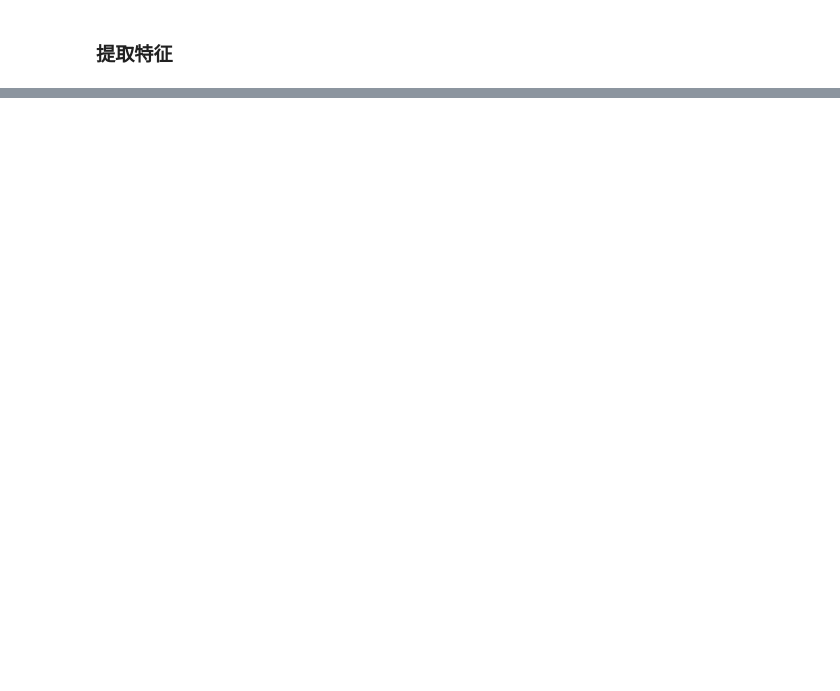
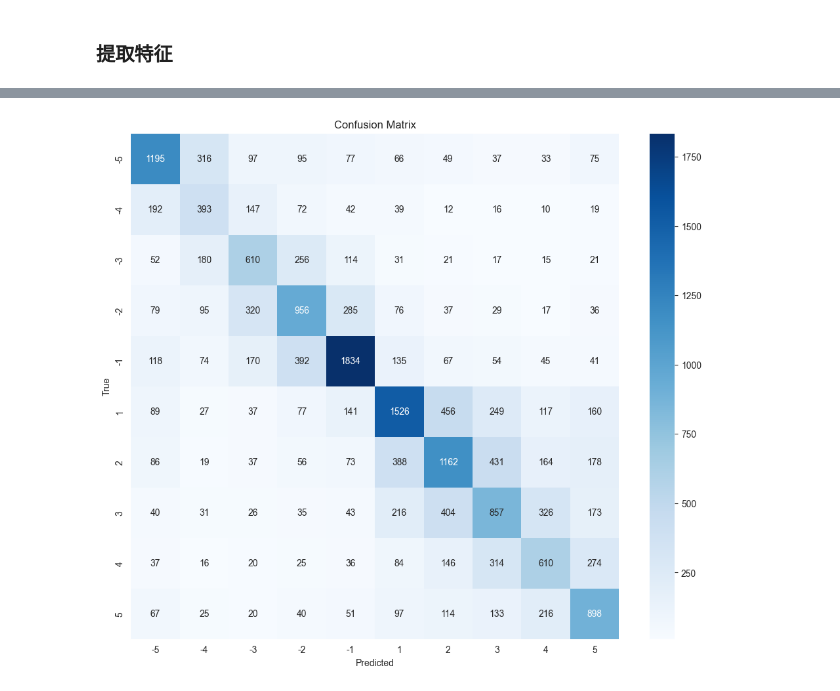
Before and after one commit to chrsztz/xlpro-model, a Jupyter notebook: model1-training.ipynb, the cells around one changed output, grey strips where cells are left out. Cells and saved outputs as stored; diff of their text form; code cells hidden in the pictures; blank space fills up the shorter version.

```diff
--- a/model1-training.ipynb
+++ b/model1-training.ipynb
@@ -693,0 +770,28 @@ print("Model saved as fingering_bilstm_crf_model.pth")
+# %%
+from sklearn.metrics import classification_report, confusion_matrix, accuracy_score, f1_score
+
+# 获取预测结果
+model.eval()
+all_preds = []
+all_labels = []
+
+with torch.no_grad():
+    for X_batch, y_batch in val_loader:
+        X_batch = X_batch.to(device)
+        y_batch = y_batch.to(device)
+
+        outputs = model(X_batch)
+        _, preds = torch.max(outputs, 1)
+        all_preds.extend(preds.cpu().numpy())
+        all_labels.extend(y_batch.cpu().numpy())
+
+# 计算指标
+accuracy = accuracy_score(all_labels, all_preds)
+f1 = f1_score(all_labels, all_preds, average='weighted')
+conf_matrix = confusion_matrix(all_labels, all_preds)
+print(f"Validation Accuracy: {accuracy:.2f}%")
+print(f"F1 Score: {f1:.2f}")
+print("Confusion Matrix:")
+print(conf_matrix)
+print("Classification Report:")
+print(classification_report(all_labels, all_preds, target_names=le_fingering.classes_.astype(str)))
@@ -693,0 +816,14 @@ print("Model saved as fingering_bilstm_crf_model.pth")
+# %%
+# 绘制混淆矩阵
+import seaborn as sns
+import matplotlib.pyplot as plt
+
+plt.figure(figsize=(12, 10))
+sns.heatmap(conf_matrix, annot=True, fmt='d', cmap='Blues',
+            xticklabels=le_fingering.classes_, yticklabels=le_fingering.classes_)
+plt.xlabel('Predicted')
+plt.ylabel('True')
+plt.title('Confusion Matrix')
+plt.show()
+# %% [output]
+[figure, added]
```
Also changed, not shown: parts of 11 cells of this notebook.
